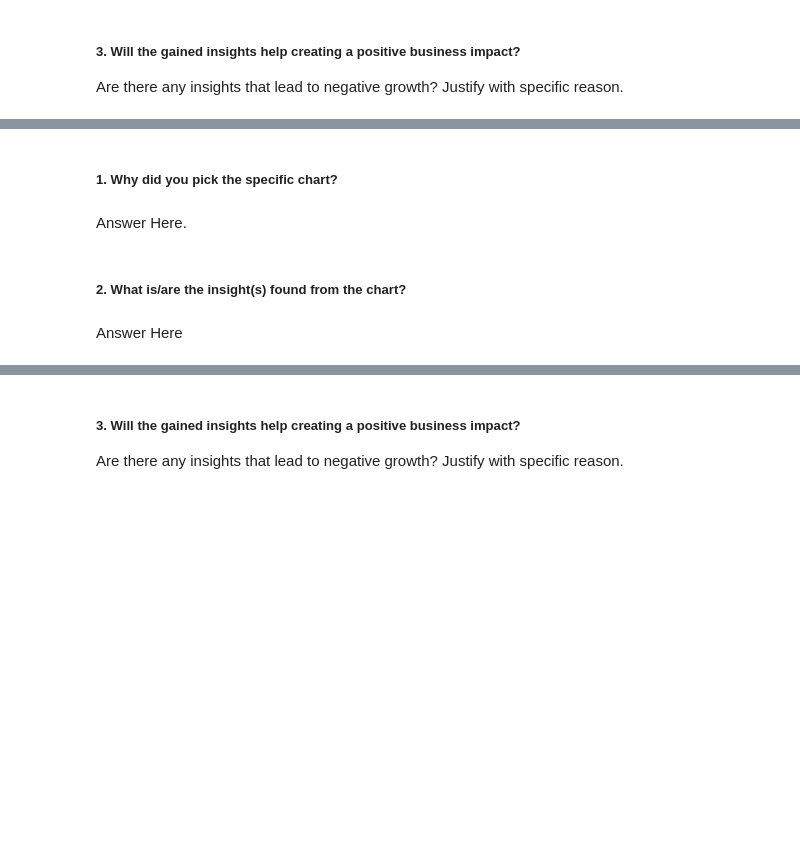
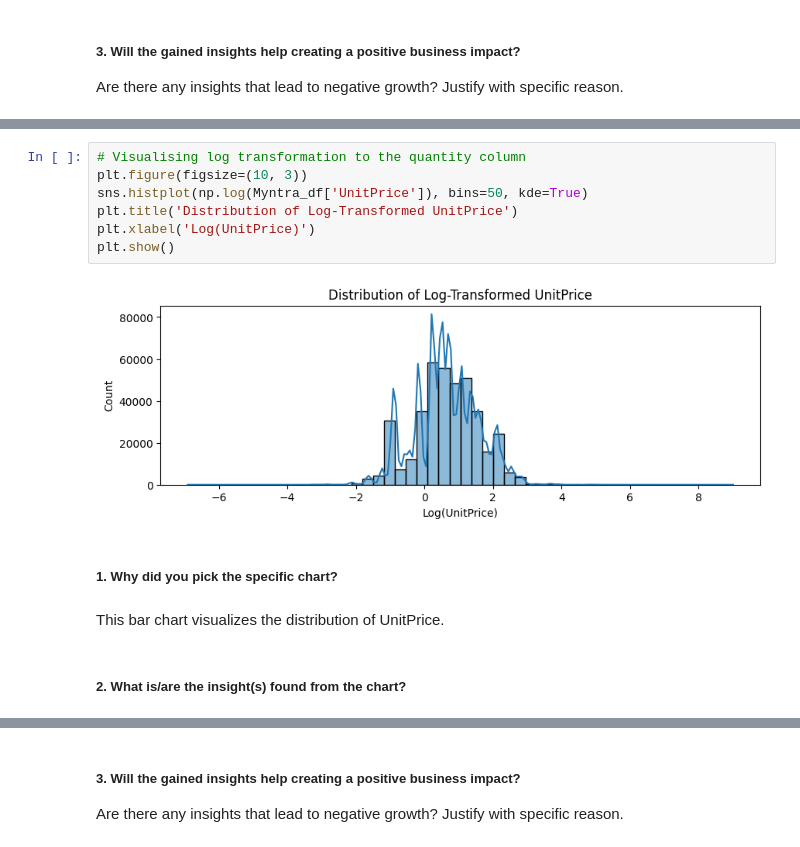
Before and after one commit to akshat-mishra-ds/Myntra-Online-Retail-Customer-Segmentation, a Jupyter notebook: Myntra_Online_Retail_Customer_Segmentation.ipynb, the cells around one changed output, grey strips where cells are left out. Cells and saved outputs as stored; diff of their text form; blank space fills up the shorter version.

```diff
--- a/Myntra_Online_Retail_Customer_Segmentation.ipynb
+++ b/Myntra_Online_Retail_Customer_Segmentation.ipynb
@@ -701,8 +730,15 @@ Answer Here
+# %%
+# Visualising log transformation to the quantity column
+plt.figure(figsize=(10, 3))
+sns.histplot(np.log(Myntra_df['UnitPrice']), bins=50, kde=True)
+plt.title('Distribution of Log-Transformed UnitPrice')
+plt.xlabel('Log(UnitPrice)')
+plt.show()
+# %% [output]
+[figure, added]
 # %% [markdown]
 ##### 1. Why did you pick the specific chart?
-# %% [markdown]
-Answer Here.
+# %% [markdown]
+This bar chart visualizes the distribution of UnitPrice.
 # %% [markdown]
 ##### 2. What is/are the insight(s) found from the chart?
-# %% [markdown]
-Answer Here
```
Also changed, not shown: parts of 29 cells of this notebook.
